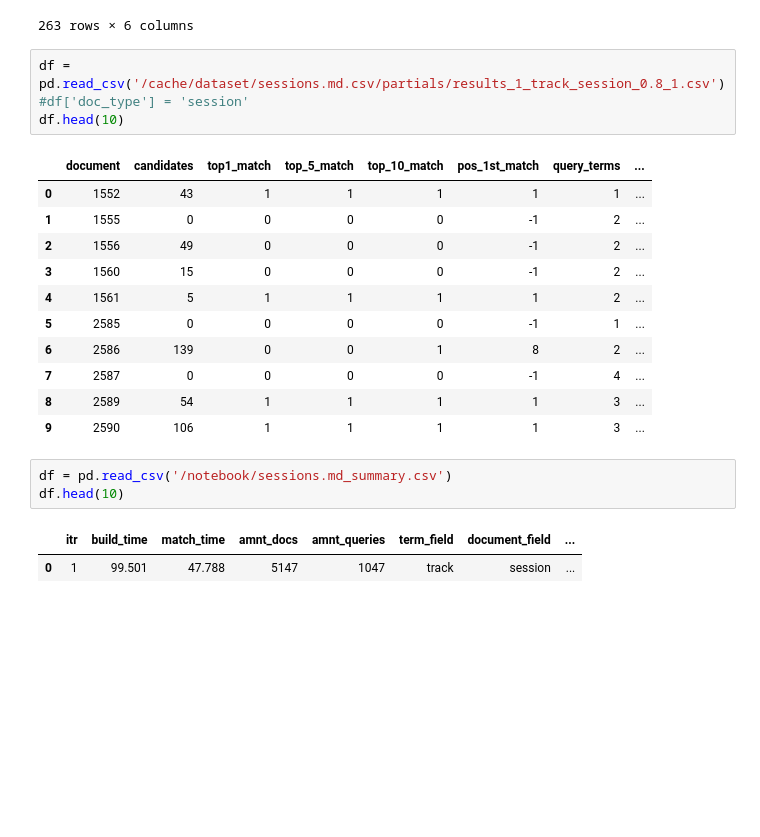
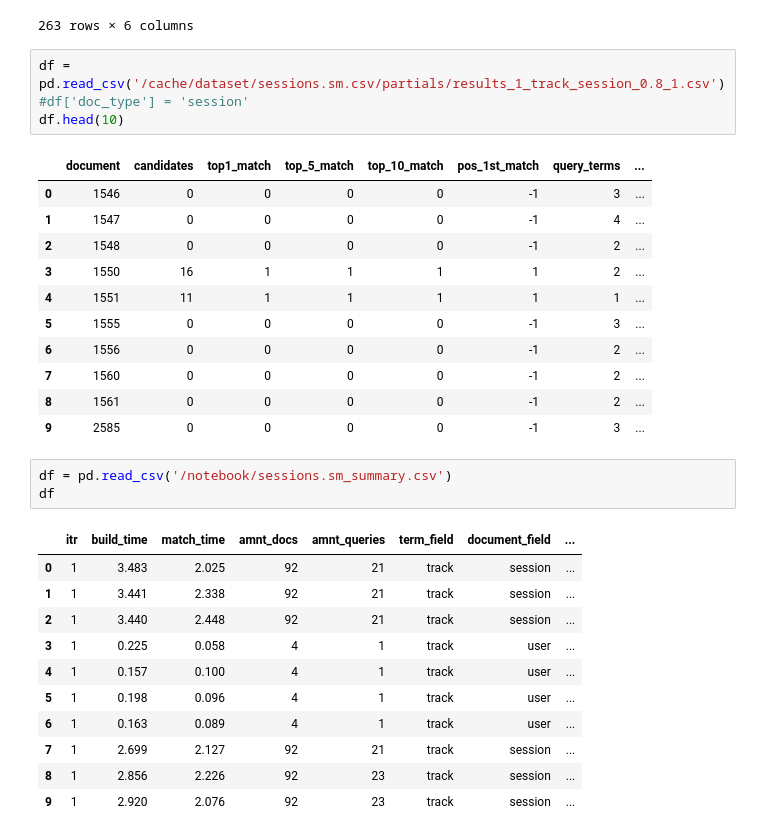
Before and after one commit to arthurtofani/footprint-recommendation-exp1, a Jupyter notebook: notebook/Accuracy analysis 2.ipynb, the cells around one changed output. Cells and saved outputs as stored; diff of their text form; blank space fills up the shorter version.

```diff
--- a/notebook/Accuracy analysis 2.ipynb
+++ b/notebook/Accuracy analysis 2.ipynb
@@ -148,24 +148,33 @@ dfx.groupby(['document_field',  'num_query_terms', 'query_terms_ratio', 'strgy']
 |  |  |  | 3 | 1 | 0.000000 | 0.000000 | 1.000000 | ... |
 263 rows × 6 columns
 # %%
-df = pd.read_csv('/cache/dataset/sessions.md.csv/partials/results_1_track_session_0.8_1.csv')
+df = pd.read_csv('/cache/dataset/sessions.sm.csv/partials/results_1_track_session_0.8_1.csv')
 #df['doc_type'] = 'session'
 df.head(10)
 # %% [output]
 |  | document | candidates | top1_match | top_5_match | top_10_match | pos_1st_match | query_terms | ... |
-| 0 | 1552 | 43 | 1 | 1 | 1 | 1 | 1 | ... |
-| 1 | 1555 | 0 | 0 | 0 | 0 | -1 | 2 | ... |
-| 2 | 1556 | 49 | 0 | 0 | 0 | -1 | 2 | ... |
-| 3 | 1560 | 15 | 0 | 0 | 0 | -1 | 2 | ... |
-| 4 | 1561 | 5 | 1 | 1 | 1 | 1 | 2 | ... |
-| 5 | 2585 | 0 | 0 | 0 | 0 | -1 | 1 | ... |
-| 6 | 2586 | 139 | 0 | 0 | 1 | 8 | 2 | ... |
-| 7 | 2587 | 0 | 0 | 0 | 0 | -1 | 4 | ... |
-| 8 | 2589 | 54 | 1 | 1 | 1 | 1 | 3 | ... |
-| 9 | 2590 | 106 | 1 | 1 | 1 | 1 | 3 | ... |
+| 0 | 1546 | 0 | 0 | 0 | 0 | -1 | 3 | ... |
+| 1 | 1547 | 0 | 0 | 0 | 0 | -1 | 4 | ... |
+| 2 | 1548 | 0 | 0 | 0 | 0 | -1 | 2 | ... |
+| 3 | 1550 | 16 | 1 | 1 | 1 | 1 | 2 | ... |
+| 4 | 1551 | 11 | 1 | 1 | 1 | 1 | 1 | ... |
+| 5 | 1555 | 0 | 0 | 0 | 0 | -1 | 3 | ... |
+| 6 | 1556 | 0 | 0 | 0 | 0 | -1 | 2 | ... |
+| 7 | 1560 | 0 | 0 | 0 | 0 | -1 | 2 | ... |
+| 8 | 1561 | 0 | 0 | 0 | 0 | -1 | 2 | ... |
+| 9 | 2585 | 0 | 0 | 0 | 0 | -1 | 3 | ... |
 # %%
-df = pd.read_csv('/notebook/sessions.md_summary.csv')
-df.head(10)
+df = pd.read_csv('/notebook/sessions.sm_summary.csv')
+df
 # %% [output]
 |  | itr | build_time | match_time | amnt_docs | amnt_queries | term_field | document_field | ... |
-| 0 | 1 | 99.501 | 47.788 | 5147 | 1047 | track | session | ... |
+| 0 | 1 | 3.483 | 2.025 | 92 | 21 | track | session | ... |
+| 1 | 1 | 3.441 | 2.338 | 92 | 21 | track | session | ... |
+| 2 | 1 | 3.440 | 2.448 | 92 | 21 | track | session | ... |
+| 3 | 1 | 0.225 | 0.058 | 4 | 1 | track | user | ... |
+| 4 | 1 | 0.157 | 0.100 | 4 | 1 | track | user | ... |
+| 5 | 1 | 0.198 | 0.096 | 4 | 1 | track | user | ... |
+| 6 | 1 | 0.163 | 0.089 | 4 | 1 | track | user | ... |
+| 7 | 1 | 2.699 | 2.127 | 92 | 21 | track | session | ... |
+| 8 | 1 | 2.856 | 2.226 | 92 | 23 | track | session | ... |
+| 9 | 1 | 2.920 | 2.076 | 92 | 23 | track | session | ... |
```
